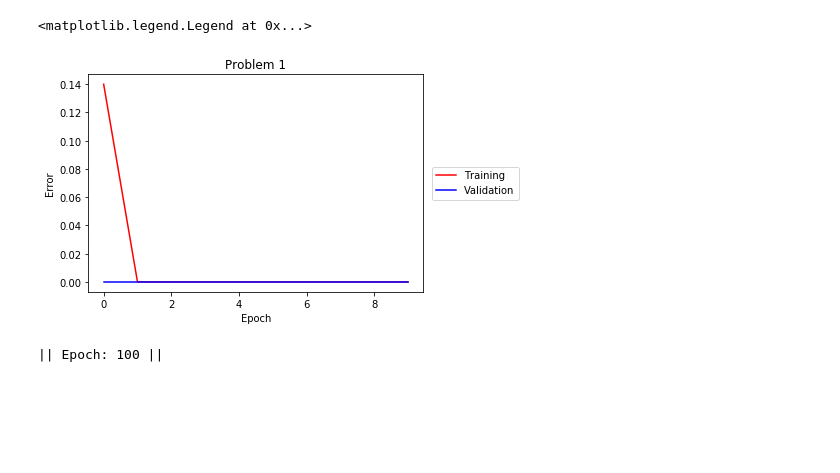
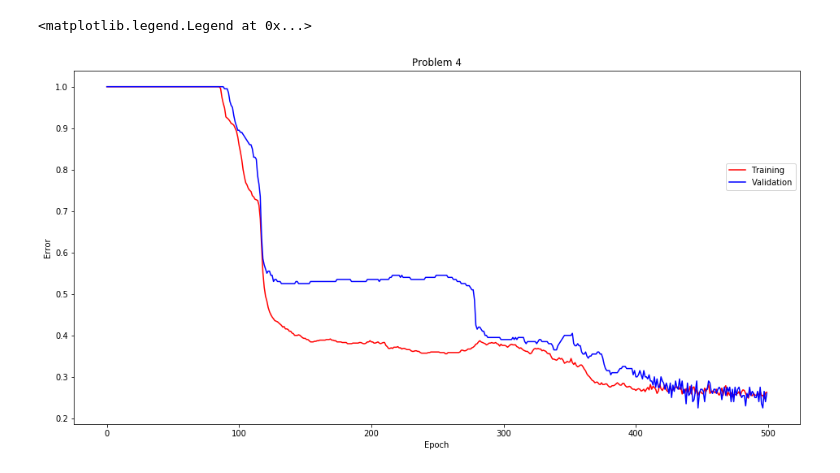
Before and after one commit to matheus-praxedes/Deep-learning, a Jupyter notebook: src/list_1.ipynb, the cells around one changed output. Cells and saved outputs as stored; diff of their text form; code cells hidden in the pictures; blank space fills up the shorter version.

Commit message:
Multilayer network constructed

```diff
--- a/src/list_1.ipynb
+++ b/src/list_1.ipynb
@@ -7,6 +7,7 @@ from activation_function import ActivationFunction
 import matplotlib.pyplot as plt
 # %%
 data_set_1 = DataSet("data_set_1")
+aux = []
 
 if (os.path.isfile(data_set_1.name)):
     data_set_1.loadFile()
@@ -17,6 +18,7 @@ else:
         x1 = np.round(np.random.sample(3))
         x2 = np.random.sample(3) * 0.2 - 0.1
         x = [i+j for i,j in zip(x1,x2)]
+        aux.append(x)
 
         n = int(x1[0])*4 + int(x1[1])*2 + int(x1[2])
         y = [0.0 for k in range(0,8)]
@@ -28,5 +51,6 @@ else:
 # %%
 data_set_4 = DataSet("data_set_4")
+aux = []
 
 if (os.path.isfile(data_set_4.name)):
     data_set_4.loadFile()
@@ -38,6 +62,7 @@ else:
         u = np.random.sample(1)[0] + np.random.sample(1)[0]
         r = 2-u if u > 1 else u
         x = [r*np.cos(t), r*np.sin(t)]
+        aux.append(x)
 
         n = 0
         if(x[0] >= 0.0):
@@ -54,7 +79,7 @@ else:
 
     data_set_4.saveToFile()
 # %%
-step_func = ActivationFunction("step")
-net = NeuralNetwork(3, [8], [step_func], 0.1)
-data = net.trainDataSet(data_set_1, "estochastic", 10, momentum = 0.5, print_info = False, type = "class")
+sig_func = ActivationFunction("sigmoid")
+net = NeuralNetwork(2, [2, 6, 6, 8], [sig_func, sig_func, sig_func, sig_func], 0.15)
+data = net.trainDataSet(data_set_4, "stochastic", 500, momentum = 0.5, type = "class", print_info = True, tvt_ratio = [7, 2, 1])
 # %% [output]
@@ -62,16 +100,16 @@ data = net.trainDataSet(data_set_1, "estochastic", 10, momentum = 0.5, print_inf
 # %%
-plt.title("Problem 1")
+plt.figure(figsize=(16,8))
+plt.title("Problem 4")
 plt.xlabel("Epoch")
 plt.ylabel("Error")
 plt.plot(data[0], data[1], 'r', label = "Training")
 plt.plot(data[0], data[2], 'b', label = "Validation")
-plt.legend(loc = 'center right', bbox_to_anchor = (1.30, 0.5))
+plt.legend(loc = 'center right', bbox_to_anchor = (1.0, 0.7))
+
+#plt.title("Circle")
+#plt.xlabel("x")
+#plt.ylabel("y")
+#plt.plot([ i[0] for i in aux], [ i[1] for i in aux], 'ro')
 # %% [output]
 <matplotlib.legend.Legend at 0x...>
-[figure, old version]
+[figure, new version]
-# %%
-step_func = ActivationFunction("step")
-net = NeuralNetwork(2, [8], [step_func], 0.02)
-data = net.trainDataSet(data_set_4, "estochastic", 100, momentum = 0.2, print_info = False, type = "class")
-# %% [output]
-|| Epoch: 100 ||
```
Also changed, not shown: parts of 5 cells of this notebook, 4 other files.
